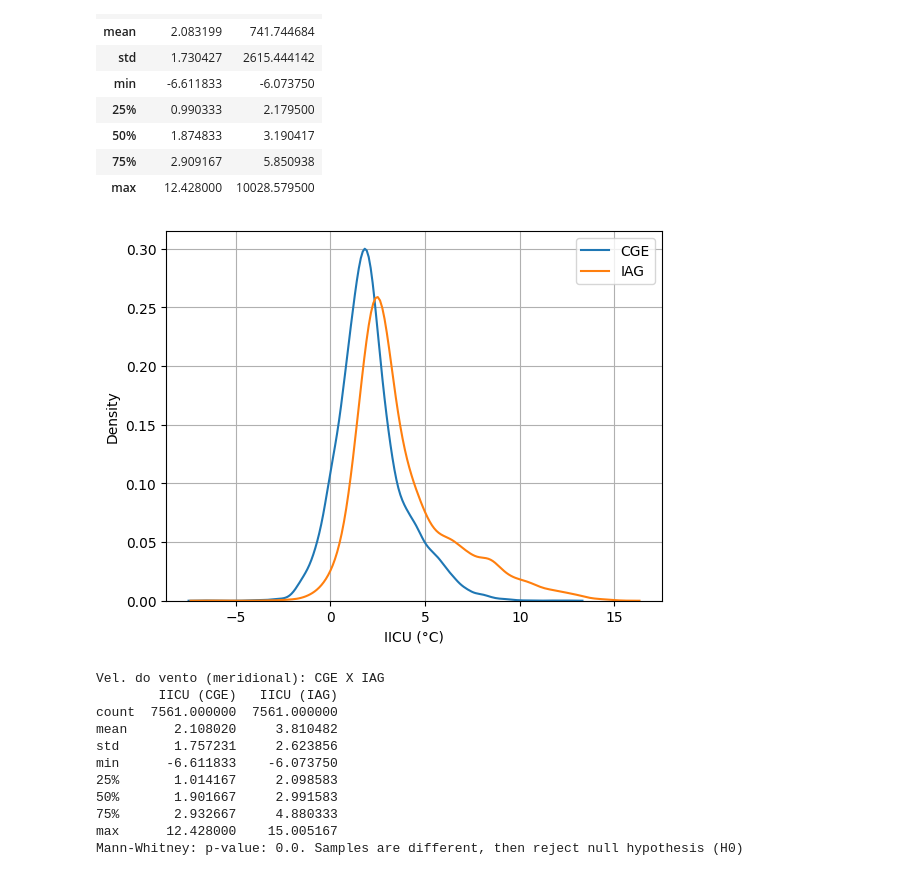
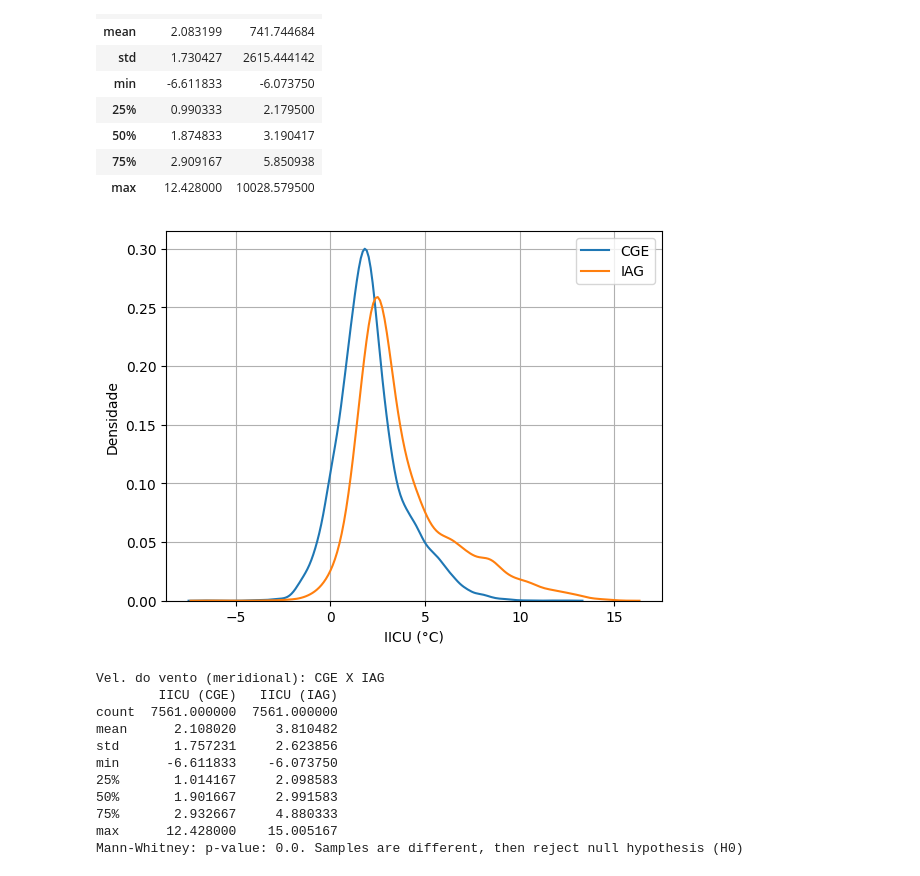
Before and after one commit to plbalmeida/ml-uhi, a Jupyter notebook: notebooks/5.0-iag-data-analysis.ipynb, the cells around one changed output. Drawn from its saved outputs; the diff is of its cells as text; code cells hidden in the pictures.

```diff
--- a/notebooks/5.0-iag-data-analysis.ipynb
+++ b/notebooks/5.0-iag-data-analysis.ipynb
@@ -861,18 +863,19 @@ uhii = uhii[uhii["IICU (IAG)"] < 50]
 # %%
 # UHII analysis
 sns.kdeplot(uhii["IICU (CGE)"], label="CGE")
 sns.kdeplot(uhii["IICU (IAG)"], label="IAG")
+plt.ylabel("Densidade")
 plt.xlabel("IICU (°C)")
 plt.legend()
 plt.grid()
 plt.savefig(f'../figures/analise_iicu_{i}.png', dpi=300, bbox_inches="tight")
 plt.show()
 
 print(f"{i}: CGE X IAG")
 print(uhii.drop("timestamp", axis=1).describe())
 print(statistical_test(sample_a=uhii["IICU (CGE)"], sample_b=uhii["IICU (IAG)"])[2])
 # %% [output]
-[figure, old version]
+[figure, new version]
 Vel. do vento (meridional): CGE X IAG
         IICU (CGE)   IICU (IAG)
 count  7561.000000  7561.000000
```
Also changed, not shown: parts of 2 cells of this notebook, 4 other files.
